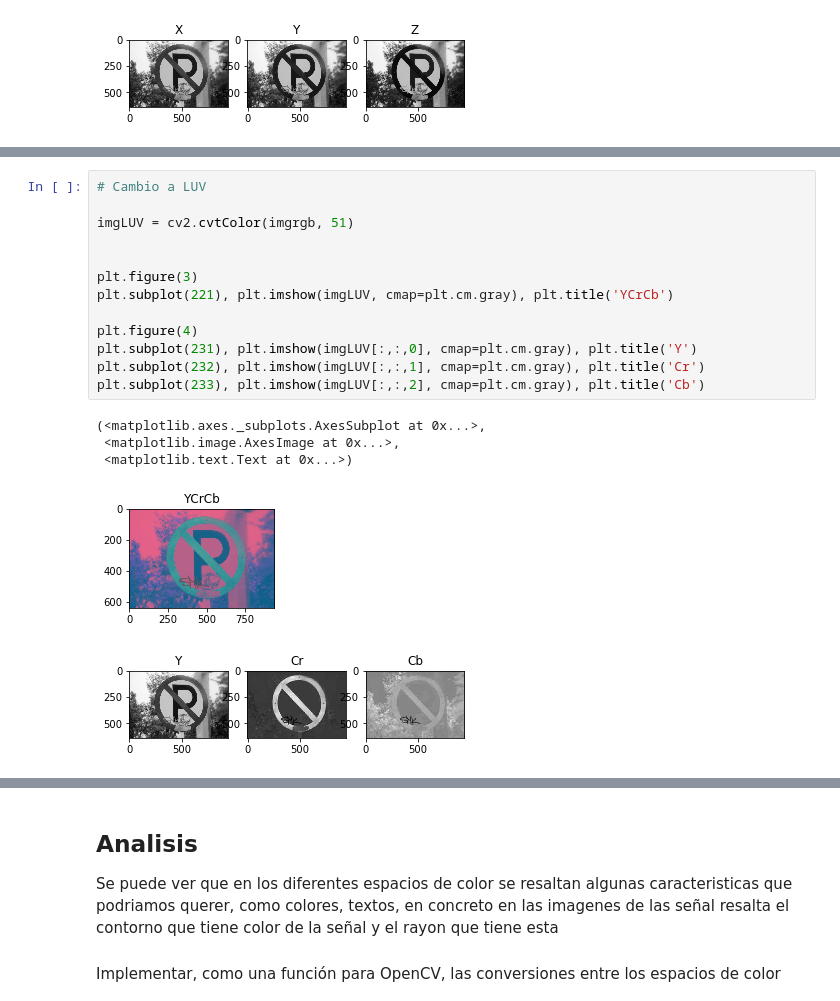
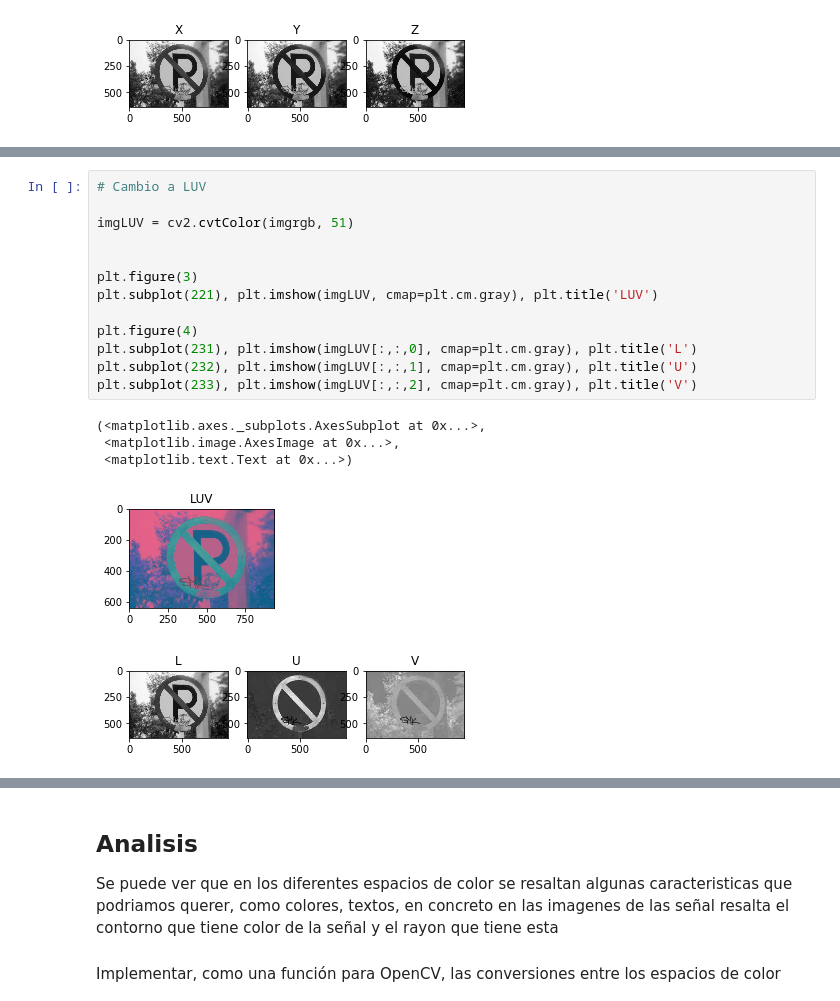
Before and after one commit to seradiazpin/MachineVisionUnal, a Jupyter notebook: Tarea3/Tarea3.ipynb, the cells around one changed output, grey strips where cells are left out. Cells and saved outputs as stored; diff of their text form.

```diff
--- a/Tarea3/Tarea3.ipynb
+++ b/Tarea3/Tarea3.ipynb
@@ -75,20 +75,20 @@ plt.subplot(233), plt.imshow(imgycrcb[:,:,2], cmap=plt.cm.gray), plt.title('Cb')
 # %%
 # Cambio a LUV
 
 imgLUV = cv2.cvtColor(imgrgb, 51)
 
 
 plt.figure(3)
-plt.subplot(221), plt.imshow(imgLUV, cmap=plt.cm.gray), plt.title('YCrCb')
+plt.subplot(221), plt.imshow(imgLUV, cmap=plt.cm.gray), plt.title('LUV')
 
 plt.figure(4)
-plt.subplot(231), plt.imshow(imgLUV[:,:,0], cmap=plt.cm.gray), plt.title('Y')
-plt.subplot(232), plt.imshow(imgLUV[:,:,1], cmap=plt.cm.gray), plt.title('Cr')
-plt.subplot(233), plt.imshow(imgLUV[:,:,2], cmap=plt.cm.gray), plt.title('Cb')
+plt.subplot(231), plt.imshow(imgLUV[:,:,0], cmap=plt.cm.gray), plt.title('L')
+plt.subplot(232), plt.imshow(imgLUV[:,:,1], cmap=plt.cm.gray), plt.title('U')
+plt.subplot(233), plt.imshow(imgLUV[:,:,2], cmap=plt.cm.gray), plt.title('V')
 # %% [output]
 (<matplotlib.axes._subplots.AxesSubplot at 0x...>,
  <matplotlib.image.AxesImage at 0x...>,
  <matplotlib.text.Text at 0x...>)
-[figure, old version]
+[figure, new version]
-[figure, old version]
+[figure, new version]
 # %%
```
Also changed, not shown: parts of 2 cells of this notebook, 4 other files.
